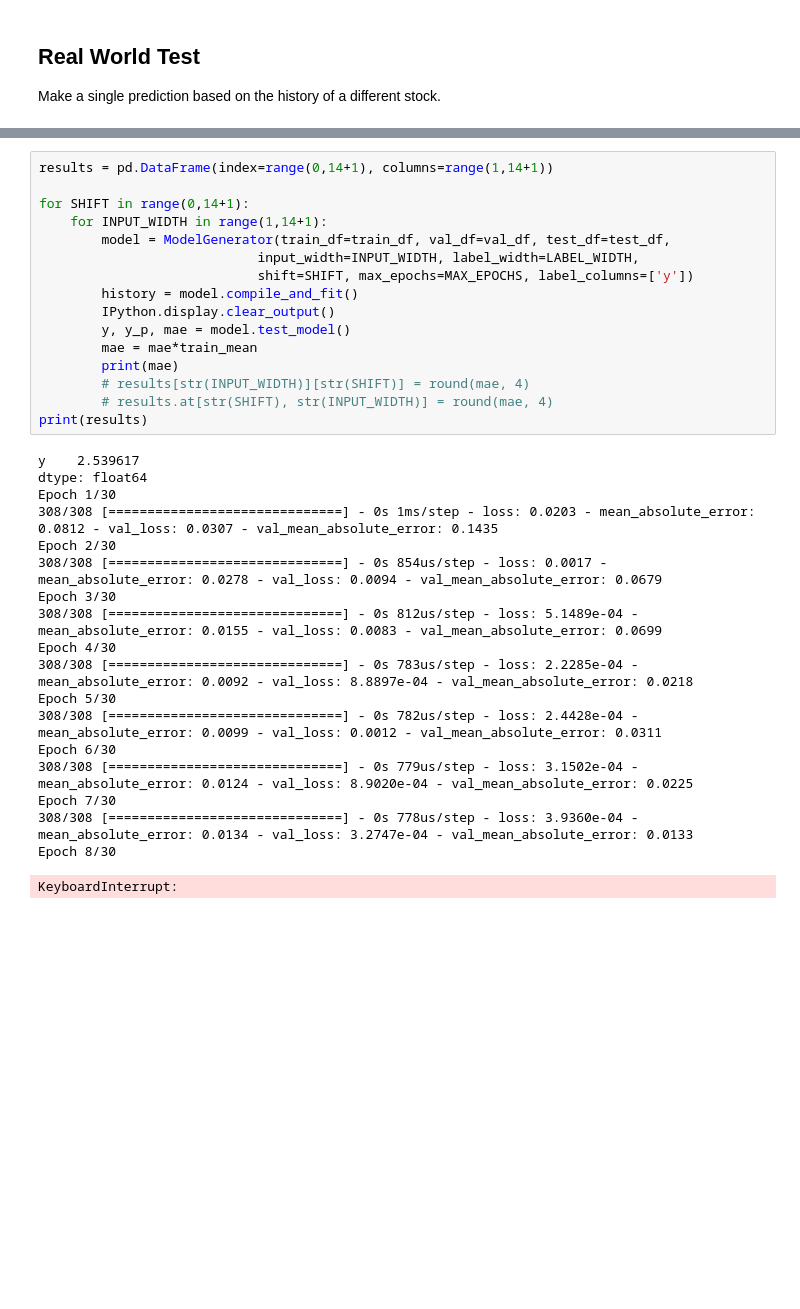
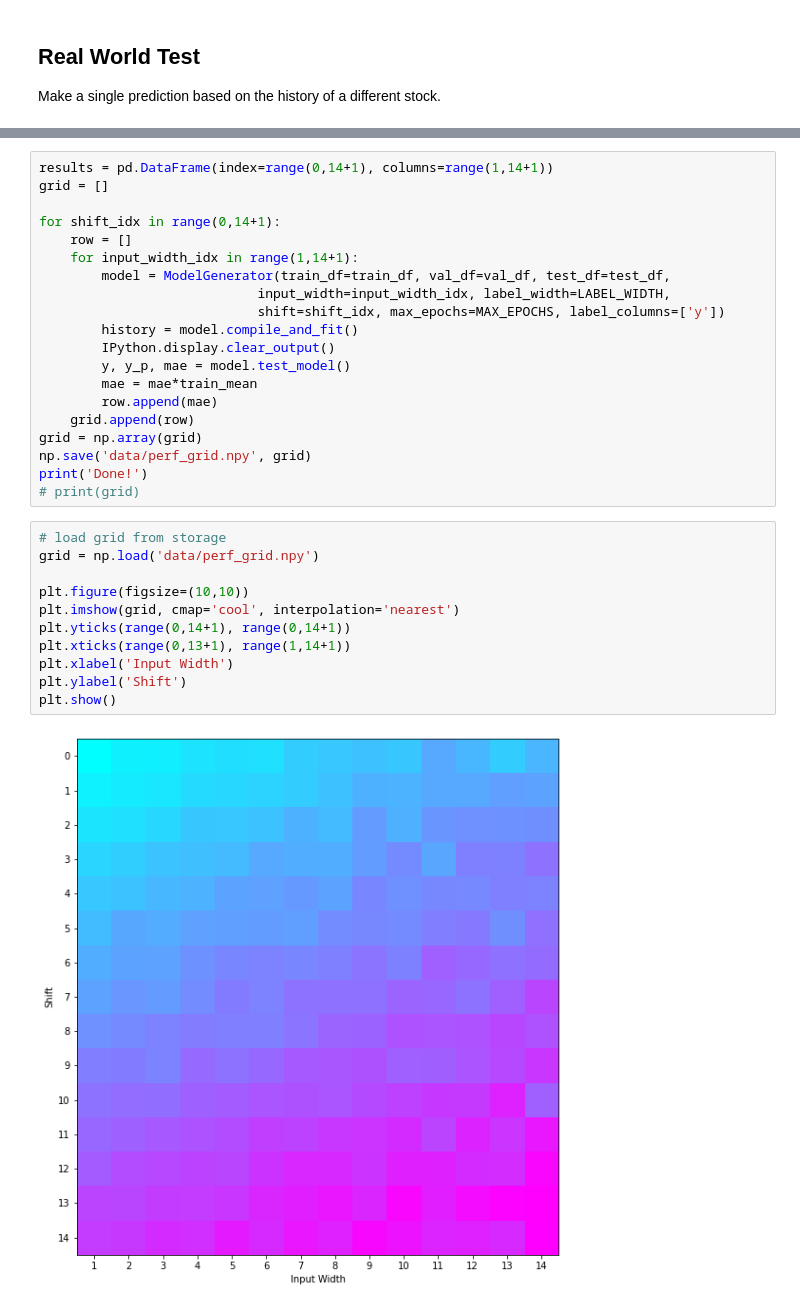
Before and after one commit to Grant-Syt/495_stock_forecast, a Jupyter notebook: stock_forecast.ipynb, the cells around one changed output, grey strips where cells are left out. Cells and saved outputs as stored; diff of their text form; blank space fills up the shorter version.

```diff
--- a/stock_forecast.ipynb
+++ b/stock_forecast.ipynb
@@ -309,37 +309,35 @@ Prediction:        7.3100
 Test different window configs and record results.
 # %%
 results = pd.DataFrame(index=range(0,14+1), columns=range(1,14+1))
+grid = []
 
-for SHIFT in range(0,14+1):
-    for INPUT_WIDTH in range(1,14+1):
+for shift_idx in range(0,14+1):
+    row = []
+    for input_width_idx in range(1,14+1):
         model = ModelGenerator(train_df=train_df, val_df=val_df, test_df=test_df,
-                            input_width=INPUT_WIDTH, label_width=LABEL_WIDTH,
-                            shift=SHIFT, max_epochs=MAX_EPOCHS, label_columns=['y'])
+                            input_width=input_width_idx, label_width=LABEL_WIDTH,
+                            shift=shift_idx, max_epochs=MAX_EPOCHS, label_columns=['y'])
         history = model.compile_and_fit()
         IPython.display.clear_output()
         y, y_p, mae = model.test_model()
         mae = mae*train_mean
-        print(mae)
-        # results[str(INPUT_WIDTH)][str(SHIFT)] = round(mae, 4)
-        # results.at[str(SHIFT), str(INPUT_WIDTH)] = round(mae, 4)
-print(results)
+        row.append(mae)
+    grid.append(row)
+grid = np.array(grid)
+np.save('data/perf_grid.npy', grid)
+print('Done!')
+# print(grid)
-# %% [output]
-y    2.539617
-dtype: float64
-Epoch 1/30
-308/308 [==============================] - 0s 1ms/step - loss: 0.0203 - mean_absolute_error: 0.0812 - val_loss: 0.0307 - val_mean_absolute_error: 0.1435
-Epoch 2/30
-308/308 [==============================] - 0s 854us/step - loss: 0.0017 - mean_absolute_error: 0.0278 - val_loss: 0.0094 - val_mean_absolute_error: 0.0679
-Epoch 3/30
-308/308 [==============================] - 0s 812us/step - loss: 5.1489e-04 - mean_absolute_error: 0.0155 - val_loss: 0.0083 - val_mean_absolute_error: 0.0699
-Epoch 4/30
-308/308 [==============================] - 0s 783us/step - loss: 2.2285e-04 - mean_absolute_error: 0.0092 - val_loss: 8.8897e-04 - val_mean_absolute_error: 0.0218
-Epoch 5/30
-308/308 [==============================] - 0s 782us/step - loss: 2.4428e-04 - mean_absolute_error: 0.0099 - val_loss: 0.0012 - val_mean_absolute_error: 0.0311
-Epoch 6/30
-308/308 [==============================] - 0s 779us/step - loss: 3.1502e-04 - mean_absolute_error: 0.0124 - val_loss: 8.9020e-04 - val_mean_absolute_error: 0.0225
-Epoch 7/30
-308/308 [==============================] - 0s 778us/step - loss: 3.9360e-04 - mean_absolute_error: 0.0134 - val_loss: 3.2747e-04 - val_mean_absolute_error: 0.0133
-Epoch 8/30
-KeyboardInterrupt:
+# %%
+# load grid from storage
+grid = np.load('data/perf_grid.npy')
+
+plt.figure(figsize=(10,10))
+plt.imshow(grid, cmap='cool', interpolation='nearest')
+plt.yticks(range(0,14+1), range(0,14+1))
+plt.xticks(range(0,13+1), range(1,14+1))
+plt.xlabel('Input Width')
+plt.ylabel('Shift')
+plt.show()
+# %% [output]
+[figure, added]
 # %% [markdown]
```
Also changed, not shown: parts of 7 cells of this notebook, 1 other file.
